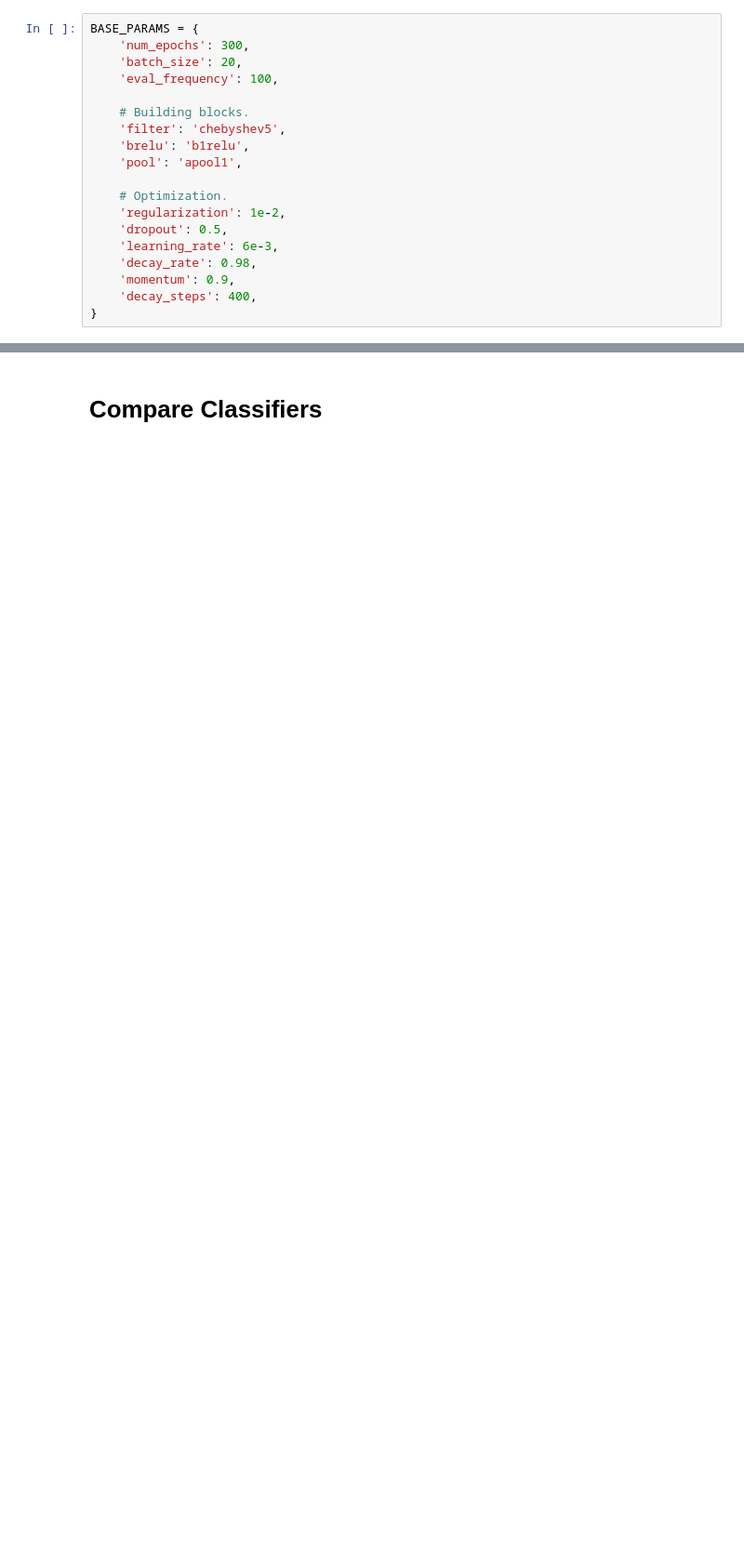
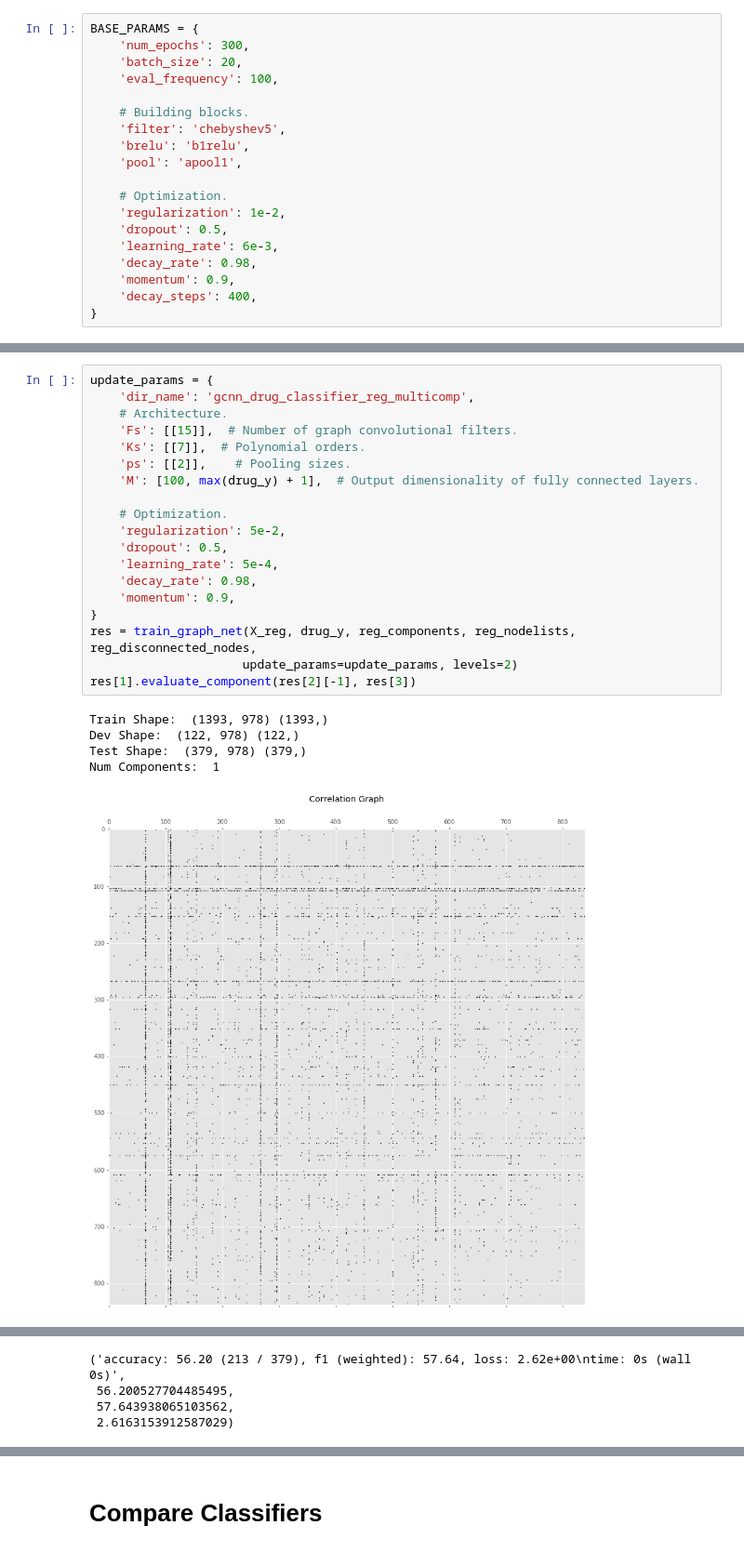
Before and after one commit to mmcdermott/cnn_graph, a Jupyter notebook: dx_and_drug_classification.ipynb, the cells around one changed output, grey strips where cells are left out. Shown at 93% size. Saved outputs shown, nothing was run; the diff lists cells and outputs as text; blank space fills up the shorter version.

```diff
--- a/dx_and_drug_classification.ipynb
+++ b/dx_and_drug_classification.ipynb
@@ -355,0 +381,25 @@ step 3100 / 20895 (epoch 44.51 / 300):
+# %%
+update_params = {
+    'dir_name': 'gcnn_drug_classifier_reg_multicomp',
+    # Architecture.
+    'Fs': [[15]],  # Number of graph convolutional filters.
+    'Ks': [[7]],  # Polynomial orders.
+    'ps': [[2]],    # Pooling sizes.
+    'M': [100, max(drug_y) + 1],  # Output dimensionality of fully connected layers.
+
+    # Optimization.
+    'regularization': 5e-2,
+    'dropout': 0.5,
+    'learning_rate': 5e-4,
+    'decay_rate': 0.98,
+    'momentum': 0.9,
+}
+res = train_graph_net(X_reg, drug_y, reg_components, reg_nodelists, reg_disconnected_nodes,
+                     update_params=update_params, levels=2)
+res[1].evaluate_component(res[2][-1], res[3])
+# %% [output]
+Train Shape:  (1393, 978) (1393,)
+Dev Shape:  (122, 978) (122,)
+Test Shape:  (379, 978) (379,)
+Num Components:  1
+[figure, added]
@@ -355,0 +440,4 @@ step 3100 / 20895 (epoch 44.51 / 300):
+('accuracy: 56.20 (213 / 379), f1 (weighted): 57.64, loss: 2.62e+00\ntime: 0s (wall 0s)',
+ 56.200527704485495,
+ 57.643938065103562,
+ 2.6163153912587029)
```
Also changed, not shown: parts of 36 cells of this notebook, 1 other file.
